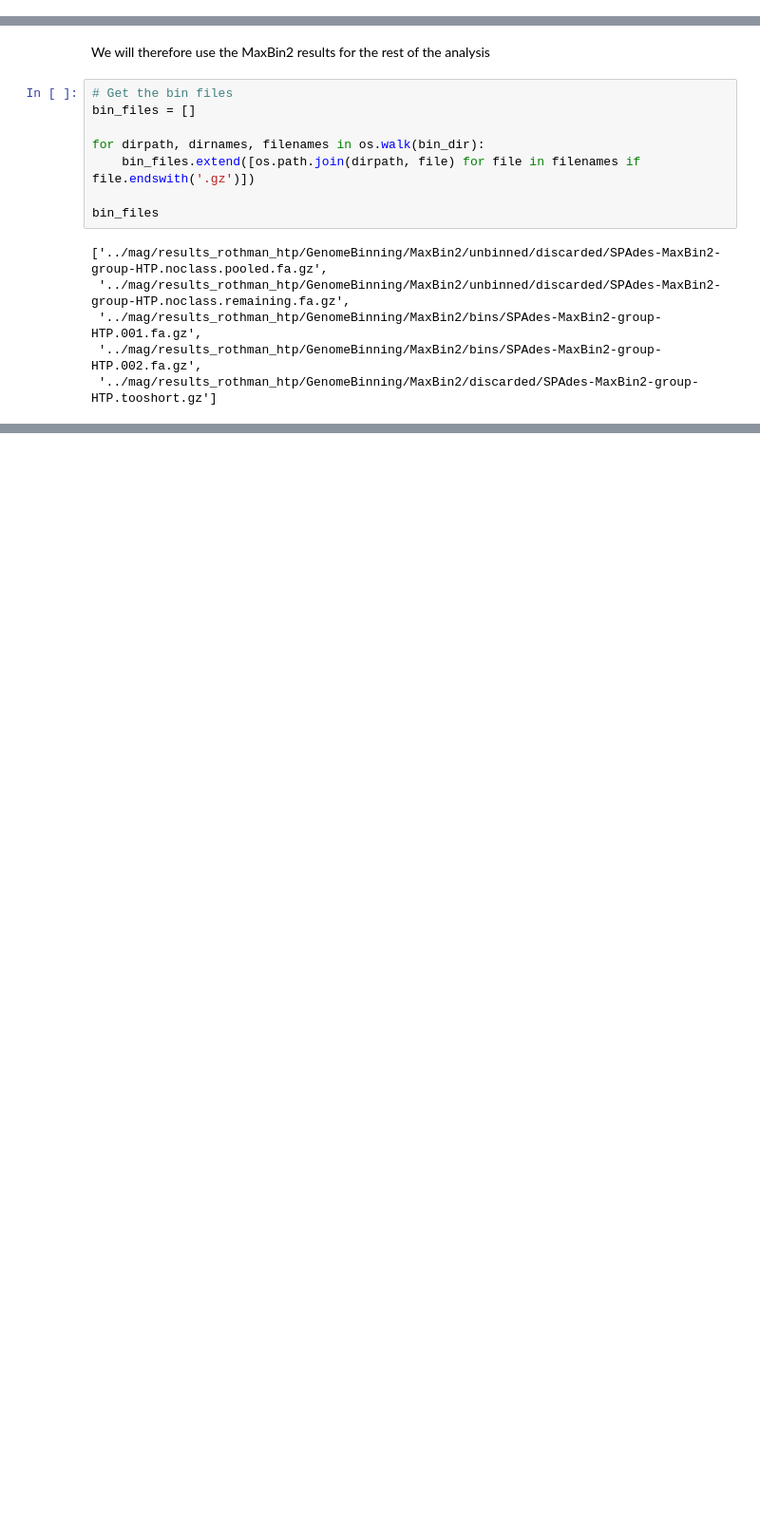
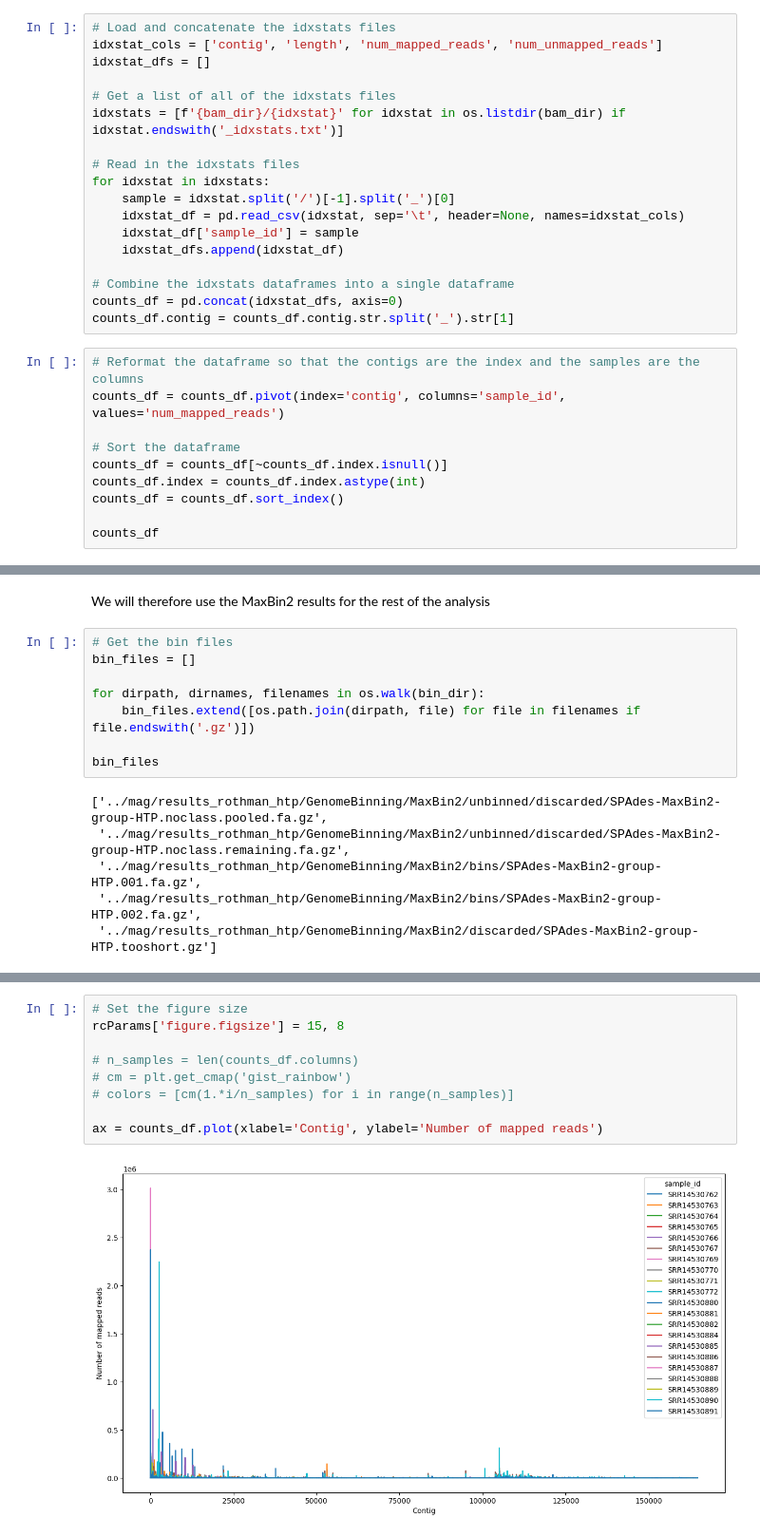
Before and after one commit to naobservatory/metagenomics_classification, a Jupyter notebook: mag_analysis.ipynb, the cells around one changed output, grey strips where cells are left out. Shown at 95% size. Cells and saved outputs as stored; diff of their text form; blank space fills up the shorter version.

```diff
--- a/mag_analysis.ipynb
+++ b/mag_analysis.ipynb
@@ -91,0 +108,28 @@ The commented code below loads the contigs, however, we will be skipping this st
+# %%
+# Load and concatenate the idxstats files
+idxstat_cols = ['contig', 'length', 'num_mapped_reads', 'num_unmapped_reads']
+idxstat_dfs = []
+
+# Get a list of all of the idxstats files
+idxstats = [f'{bam_dir}/{idxstat}' for idxstat in os.listdir(bam_dir) if idxstat.endswith('_idxstats.txt')]
+
+# Read in the idxstats files
+for idxstat in idxstats:
+    sample = idxstat.split('/')[-1].split('_')[0]
+    idxstat_df = pd.read_csv(idxstat, sep='\t', header=None, names=idxstat_cols)
+    idxstat_df['sample_id'] = sample
+    idxstat_dfs.append(idxstat_df)
+
+# Combine the idxstats dataframes into a single dataframe
+counts_df = pd.concat(idxstat_dfs, axis=0)
+counts_df.contig = counts_df.contig.str.split('_').str[1]
+# %%
+# Reformat the dataframe so that the contigs are the index and the samples are the columns
+counts_df = counts_df.pivot(index='contig', columns='sample_id', values='num_mapped_reads')
+
+# Sort the dataframe
+counts_df = counts_df[~counts_df.index.isnull()]
+counts_df.index = counts_df.index.astype(int)
+counts_df = counts_df.sort_index()
+
+counts_df
@@ -373,0 +459,11 @@ df
+# %%
+# Set the figure size
+rcParams['figure.figsize'] = 15, 8
+
+# n_samples = len(counts_df.columns)
+# cm = plt.get_cmap('gist_rainbow')
+# colors = [cm(1.*i/n_samples) for i in range(n_samples)]
+
+ax = counts_df.plot(xlabel='Contig', ylabel='Number of mapped reads')
+# %% [output]
+[figure, added]
```
Also changed, not shown: parts of 45 cells of this notebook.
